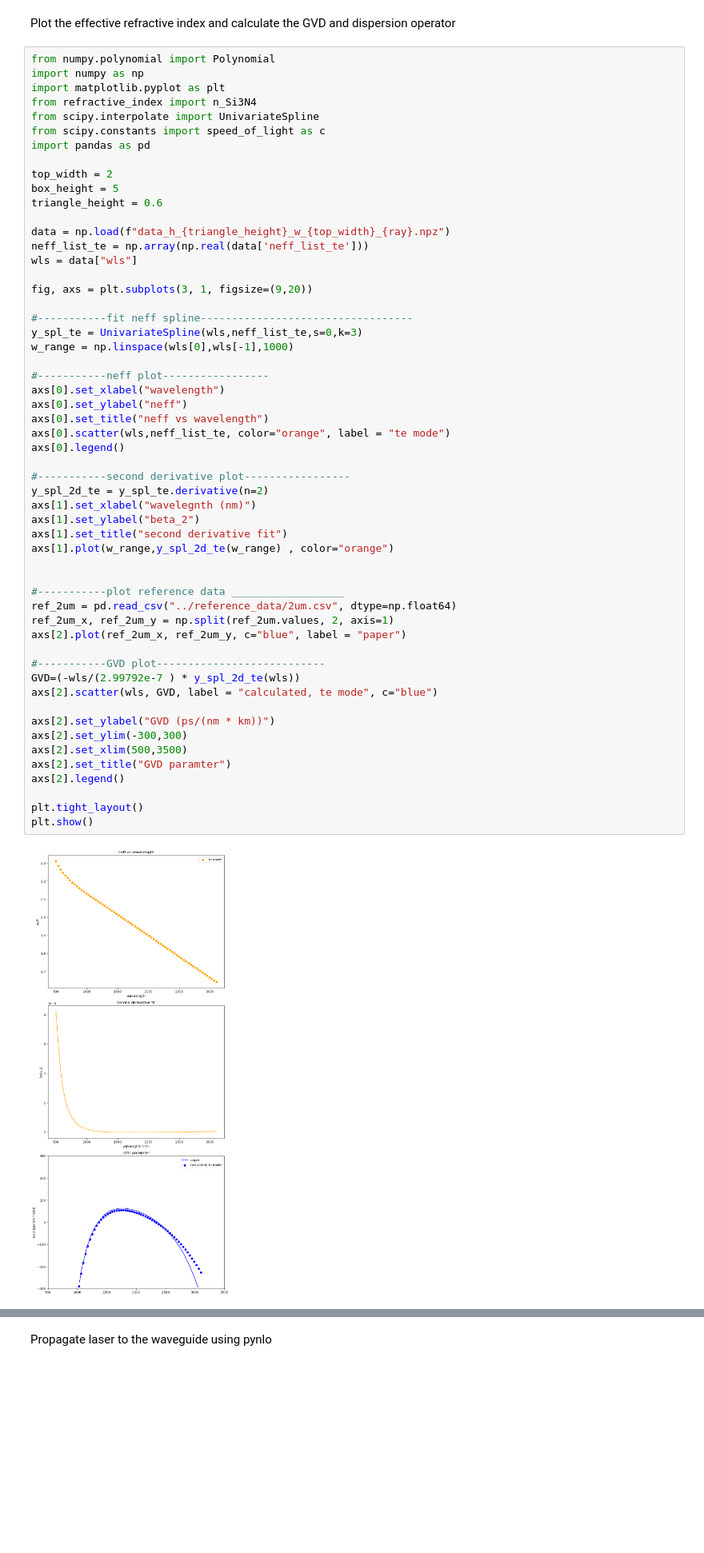
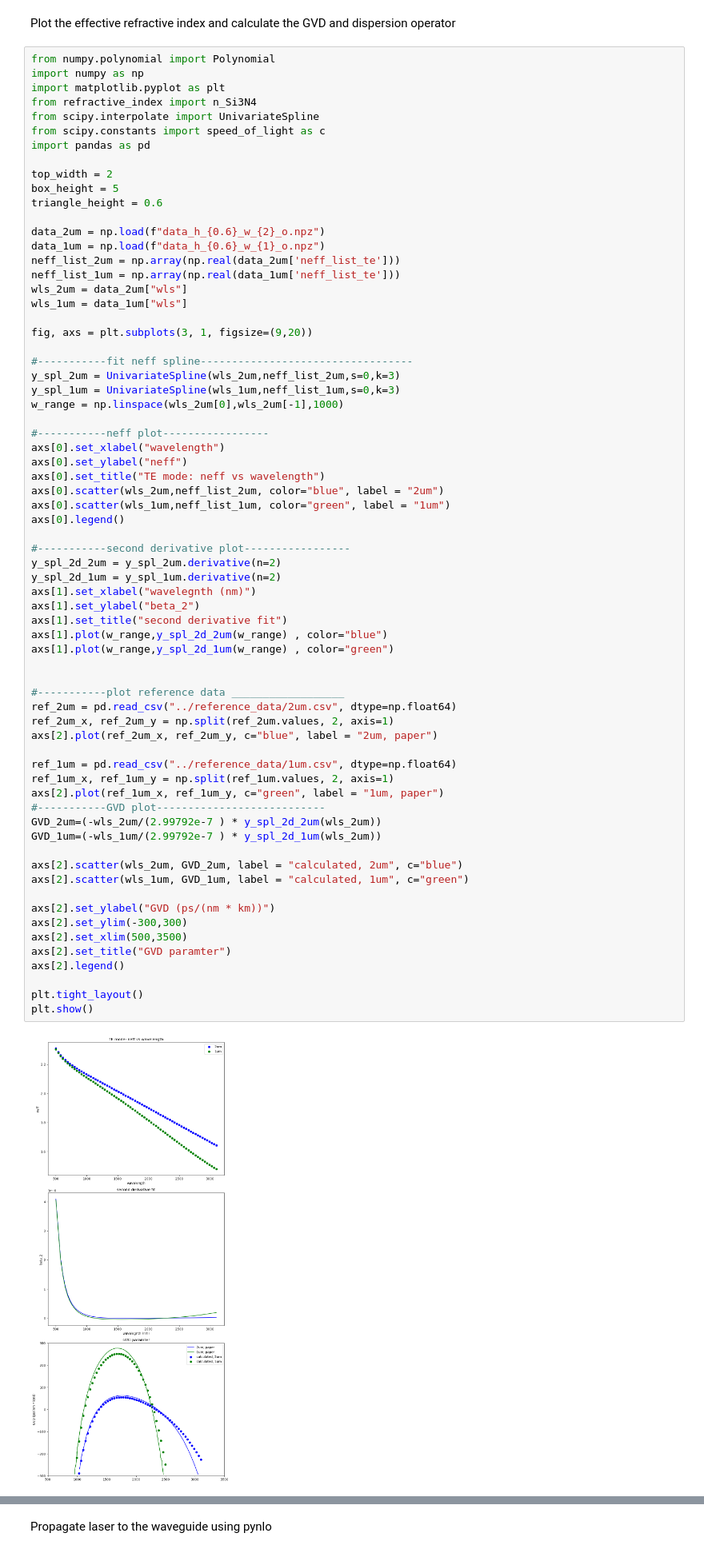
Before and after one commit to elizaleung830/SC-generation-stimulation, a Jupyter notebook: SCG_Stimulation/Benchmark/pynlo/Juanjuan 2019/code/Fig1n2.ipynb, the cells around one changed output, grey strips where cells are left out. Shown at 80% size. Cells and saved outputs as stored; diff of their text form; blank space fills up the shorter version.

Commit message:
add another paper for LNOI

```diff
--- a/SCG_Stimulation/Benchmark/pynlo/Juanjuan 2019/code/Fig1n2.ipynb
+++ b/SCG_Stimulation/Benchmark/pynlo/Juanjuan 2019/code/Fig1n2.ipynb
@@ -143,50 +143,63 @@ top_width = 2
 box_height = 5
 triangle_height = 0.6
 
-data = np.load(f"data_h_{triangle_height}_w_{top_width}_{ray}.npz")
-neff_list_te = np.array(np.real(data['neff_list_te']))
-wls = data["wls"]
+data_2um = np.load(f"data_h_{0.6}_w_{2}_o.npz")
+data_1um = np.load(f"data_h_{0.6}_w_{1}_o.npz")
+neff_list_2um = np.array(np.real(data_2um['neff_list_te']))
+neff_list_1um = np.array(np.real(data_1um['neff_list_te']))
+wls_2um = data_2um["wls"]
+wls_1um = data_1um["wls"]
 
 fig, axs = plt.subplots(3, 1, figsize=(9,20))
 
 #-----------fit neff spline----------------------------------
-y_spl_te = UnivariateSpline(wls,neff_list_te,s=0,k=3)
-w_range = np.linspace(wls[0],wls[-1],1000)
+y_spl_2um = UnivariateSpline(wls_2um,neff_list_2um,s=0,k=3)
+y_spl_1um = UnivariateSpline(wls_1um,neff_list_1um,s=0,k=3)
+w_range = np.linspace(wls_2um[0],wls_2um[-1],1000)
 
 #-----------neff plot-----------------
 axs[0].set_xlabel("wavelength")
 axs[0].set_ylabel("neff")
-axs[0].set_title("neff vs wavelength")
-axs[0].scatter(wls,neff_list_te, color="orange", label = "te mode")
+axs[0].set_title("TE mode: neff vs wavelength")
+axs[0].scatter(wls_2um,neff_list_2um, color="blue", label = "2um")
+axs[0].scatter(wls_1um,neff_list_1um, color="green", label = "1um")
 axs[0].legend()
 
 #-----------second derivative plot-----------------
-y_spl_2d_te = y_spl_te.derivative(n=2)
+y_spl_2d_2um = y_spl_2um.derivative(n=2)
+y_spl_2d_1um = y_spl_1um.derivative(n=2)
 axs[1].set_xlabel("wavelegnth (nm)")
 axs[1].set_ylabel("beta_2")
 axs[1].set_title("second derivative fit")
-axs[1].plot(w_range,y_spl_2d_te(w_range) , color="orange")
+axs[1].plot(w_range,y_spl_2d_2um(w_range) , color="blue")
+axs[1].plot(w_range,y_spl_2d_1um(w_range) , color="green")
 
 
 #-----------plot reference data __________________
 ref_2um = pd.read_csv("../reference_data/2um.csv", dtype=np.float64)
 ref_2um_x, ref_2um_y = np.split(ref_2um.values, 2, axis=1)
-axs[2].plot(ref_2um_x, ref_2um_y, c="blue", label = "paper")
+axs[2].plot(ref_2um_x, ref_2um_y, c="blue", label = "2um, paper")
 
+ref_1um = pd.read_csv("../reference_data/1um.csv", dtype=np.float64)
+ref_1um_x, ref_1um_y = np.split(ref_1um.values, 2, axis=1)
+axs[2].plot(ref_1um_x, ref_1um_y, c="green", label = "1um, paper")
 #-----------GVD plot---------------------------
-GVD=(-wls/(2.99792e-7 ) * y_spl_2d_te(wls))
-axs[2].scatter(wls, GVD, label = "calculated, te mode", c="blue")
+GVD_2um=(-wls_2um/(2.99792e-7 ) * y_spl_2d_2um(wls_2um))
+GVD_1um=(-wls_1um/(2.99792e-7 ) * y_spl_2d_1um(wls_2um))
+
+axs[2].scatter(wls_2um, GVD_2um, label = "calculated, 2um", c="blue")
+axs[2].scatter(wls_1um, GVD_1um, label = "calculated, 1um", c="green")
 
 axs[2].set_ylabel("GVD (ps/(nm * km))")
 axs[2].set_ylim(-300,300)
 axs[2].set_xlim(500,3500)
 axs[2].set_title("GVD paramter")
 axs[2].legend()
 
 plt.tight_layout()
 plt.show()
 # %% [output]
-[figure, old version]
+[figure, new version]
 # %%
 import laserfun as lf
 import matplotlib.pyplot as plt
```
Also changed, not shown: parts of 1 cell of this notebook, 16 other files.
